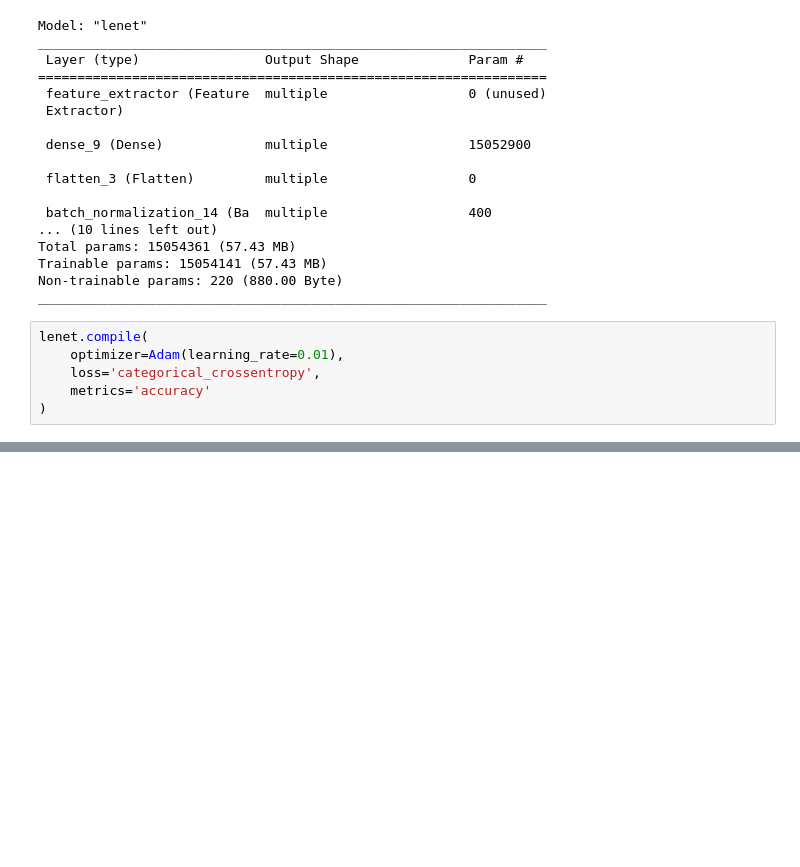
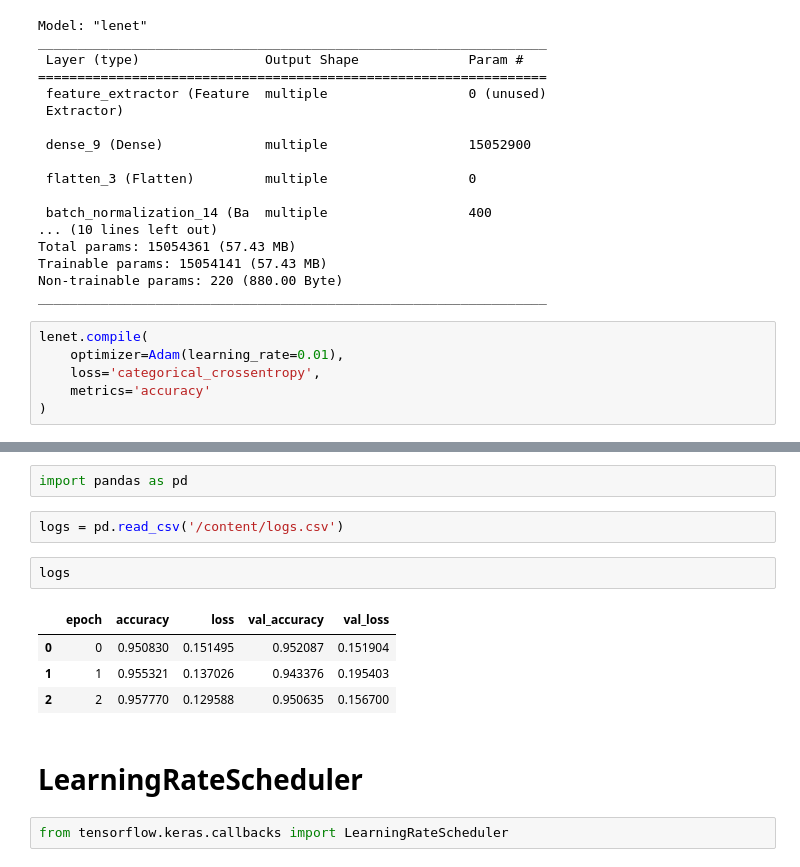
Before and after one commit to Venchislav/Neural-Networks, a Jupyter notebook: CV/Malaria_Diagnosis.ipynb, the cells around one changed output, grey strips where cells are left out. Saved outputs shown, nothing was run; the diff lists cells and outputs as text; blank space fills up the shorter version.

Commit message:
Added callbacks

```diff
--- a/CV/Malaria_Diagnosis.ipynb
+++ b/CV/Malaria_Diagnosis.ipynb
@@ -473,3 +542,18 @@ Epoch 20/20
 <img src='https://media.tenor.com/u56nhKZD24AAAAAi/catkiss-cat.gif'>
 <img src='https://media.tenor.com/u56nhKZD24AAAAAi/catkiss-cat.gif'>
 <img src='https://media.tenor.com/u56nhKZD24AAAAAi/catkiss-cat.gif'>
+# %%
+import pandas as pd
+# %%
+logs = pd.read_csv('/content/logs.csv')
+# %%
+logs
+# %% [output]
+|  | epoch | accuracy | loss | val_accuracy | val_loss |
+| 0 | 0 | 0.950830 | 0.151495 | 0.952087 | 0.151904 |
+| 1 | 1 | 0.955321 | 0.137026 | 0.943376 | 0.195403 |
+| 2 | 2 | 0.957770 | 0.129588 | 0.950635 | 0.156700 |
+# %% [markdown]
+# **LearningRateScheduler**
+# %%
+from tensorflow.keras.callbacks import LearningRateScheduler
```
Also changed, not shown: parts of 22 cells of this notebook.
